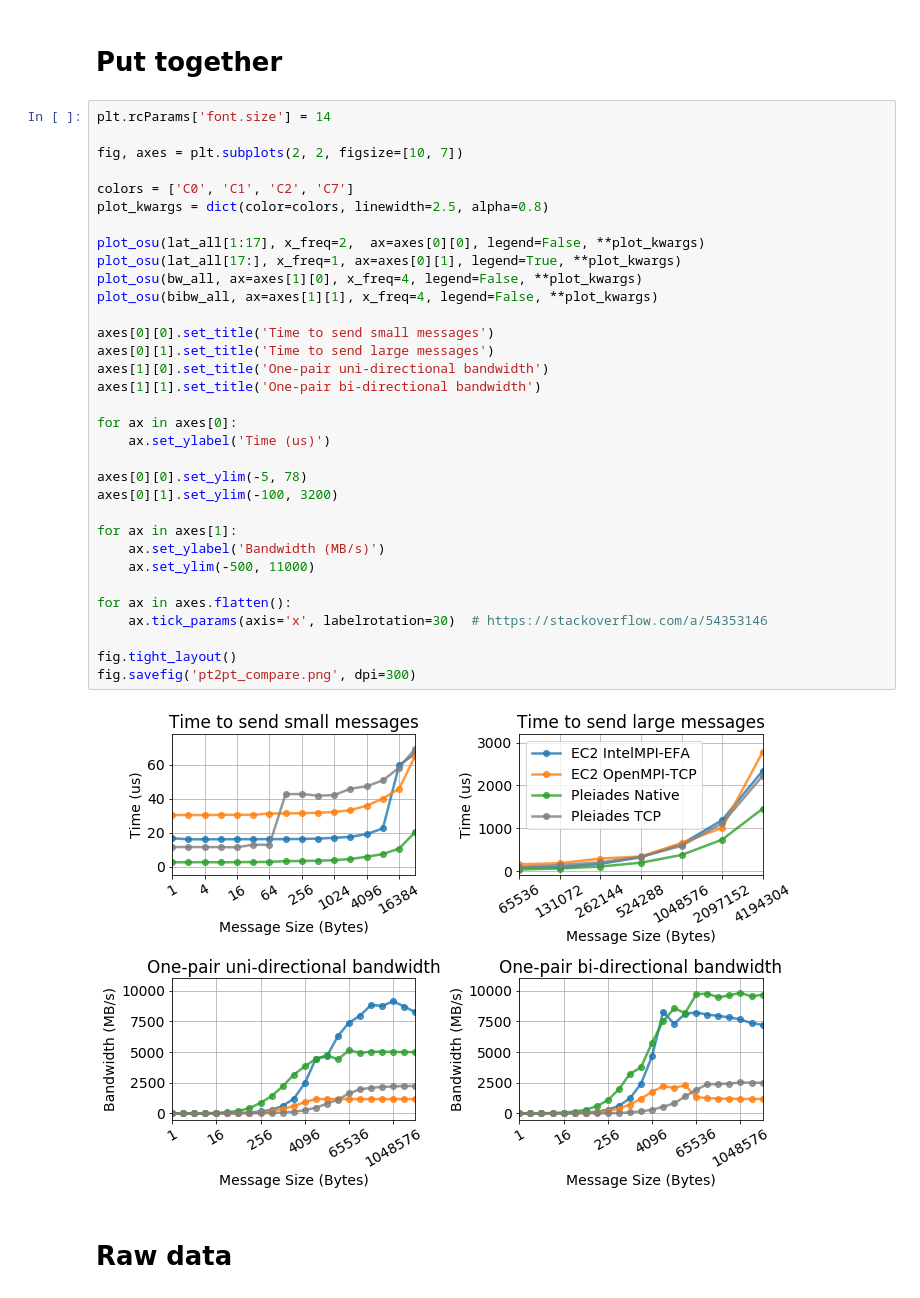
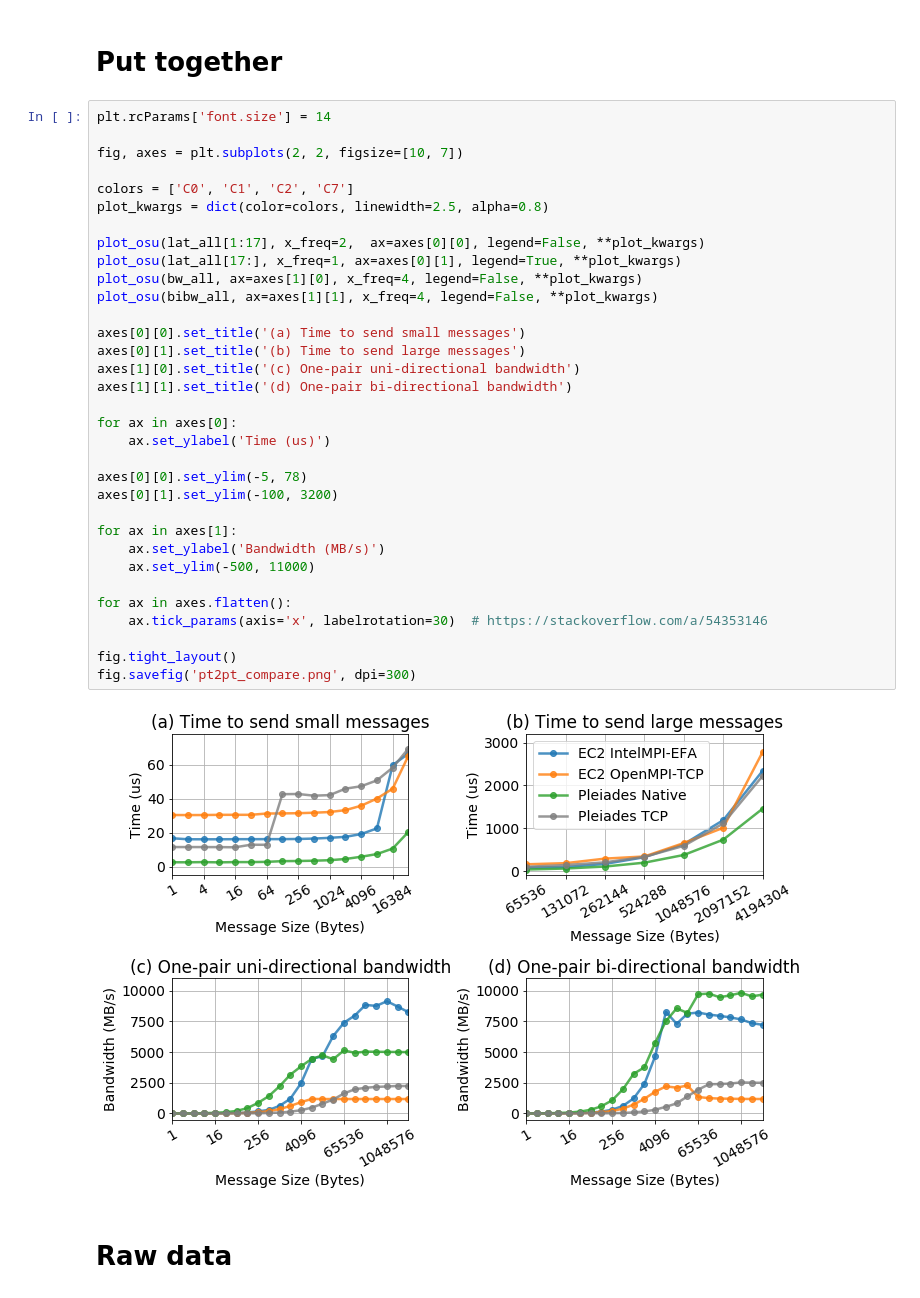
Before and after one commit to JiaweiZhuang/aws-mpi-benchmark, a Jupyter notebook: notebooks/pt2pt_compare_pleiades.ipynb, the cells around one changed output. Saved outputs shown, nothing was run; the diff lists cells and outputs as text.

```diff
--- a/notebooks/pt2pt_compare_pleiades.ipynb
+++ b/notebooks/pt2pt_compare_pleiades.ipynb
@@ -86,38 +86,38 @@ plot_osu(bibw_all)
 # %%
 plt.rcParams['font.size'] = 14
 
 fig, axes = plt.subplots(2, 2, figsize=[10, 7])
 
 colors = ['C0', 'C1', 'C2', 'C7']
 plot_kwargs = dict(color=colors, linewidth=2.5, alpha=0.8)
 
 plot_osu(lat_all[1:17], x_freq=2,  ax=axes[0][0], legend=False, **plot_kwargs)
 plot_osu(lat_all[17:], x_freq=1, ax=axes[0][1], legend=True, **plot_kwargs)
 plot_osu(bw_all, ax=axes[1][0], x_freq=4, legend=False, **plot_kwargs)
 plot_osu(bibw_all, ax=axes[1][1], x_freq=4, legend=False, **plot_kwargs)
 
-axes[0][0].set_title('Time to send small messages')
-axes[0][1].set_title('Time to send large messages')
-axes[1][0].set_title('One-pair uni-directional bandwidth')
-axes[1][1].set_title('One-pair bi-directional bandwidth')
+axes[0][0].set_title('(a) Time to send small messages')
+axes[0][1].set_title('(b) Time to send large messages')
+axes[1][0].set_title('(c) One-pair uni-directional bandwidth')
+axes[1][1].set_title('(d) One-pair bi-directional bandwidth')
 
 for ax in axes[0]:
     ax.set_ylabel('Time (us)')
 
 axes[0][0].set_ylim(-5, 78)
 axes[0][1].set_ylim(-100, 3200)
 
 for ax in axes[1]:
     ax.set_ylabel('Bandwidth (MB/s)')
     ax.set_ylim(-500, 11000)
 
 for ax in axes.flatten():
     ax.tick_params(axis='x', labelrotation=30)  # https://stackoverflow.com/a/54353146
 
 fig.tight_layout()
 fig.savefig('pt2pt_compare.png', dpi=300)
 # %% [output]
-[figure, old version]
+[figure, new version]
 # %% [markdown]
 # Raw data
 # %%
```
Also changed, not shown: 1 other file.
